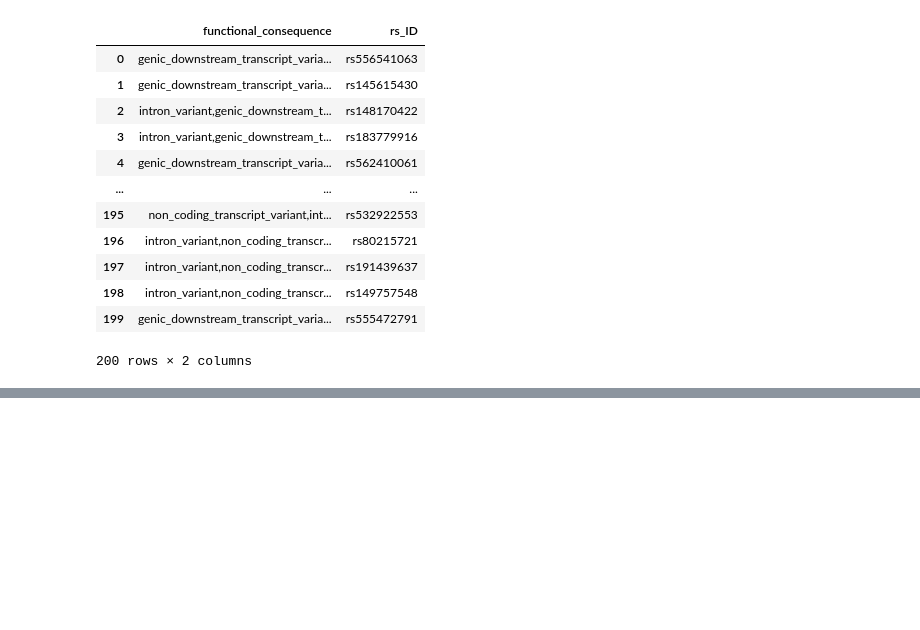
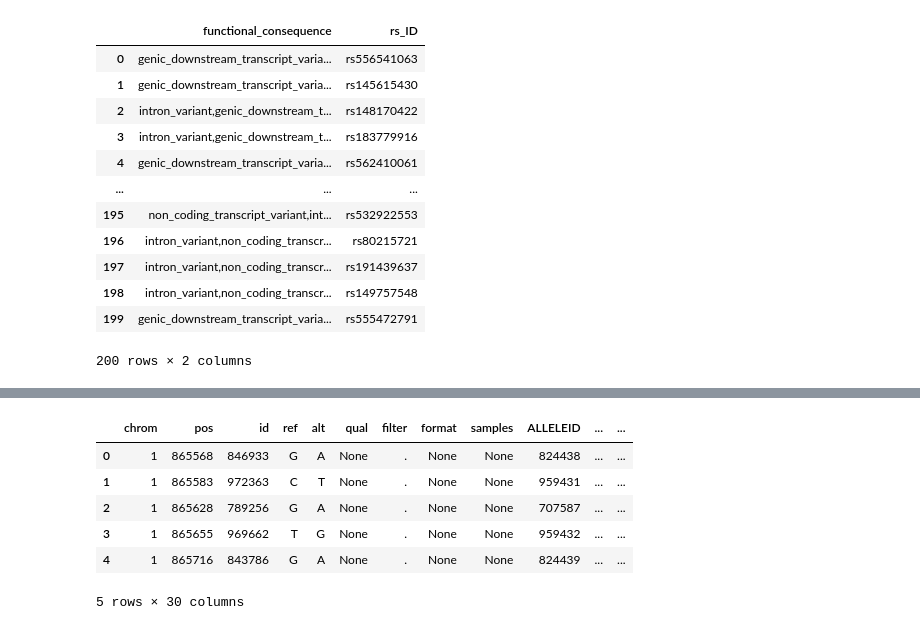
Before and after one commit to numpde/Team03, a Jupyter notebook: project2/solution/idiva/db/database_exploration.ipynb, the cells around one changed output, grey strips where cells are left out. Saved outputs shown, nothing was run; the diff lists cells and outputs as text; code cells hidden in the pictures; blank space fills up the shorter version.

```diff
--- a/project2/solution/idiva/db/database_exploration.ipynb
+++ b/project2/solution/idiva/db/database_exploration.ipynb
@@ -74,0 +70,10 @@ print(len(pdf))
+# %%
+if not clinvar_csv_path.is_file():
+    from idiva.db import clinvar_open
+    from idiva.io import ReadVCF
+    from idiva.db.clinvar import clinvar_to_df
+    with clinvar_open(which='vcf_37') as fd:
+        pdf_clinvar = clinvar_to_df(ReadVCF(fd))
+    pdf_clinvar.to_csv(clinvar_csv_path, index = False)
+else:
+    pdf_clinvar = pd.read_csv(clinvar_csv_path)
@@ -94,0 +190,10 @@ only showing top 10 rows
+# %%
+pdf_clinvar.head()
+# %% [output]
+|  | chrom | pos | id | ref | alt | qual | filter | format | samples | ALLELEID | ... | ... |
+| 0 | 1 | 865568 | 846933 | G | A | None | . | None | None | 824438 | ... | ... |
+| 1 | 1 | 865583 | 972363 | C | T | None | . | None | None | 959431 | ... | ... |
+| 2 | 1 | 865628 | 789256 | G | A | None | . | None | None | 707587 | ... | ... |
+| 3 | 1 | 865655 | 969662 | T | G | None | . | None | None | 959432 | ... | ... |
+| 4 | 1 | 865716 | 843786 | G | A | None | . | None | None | 824439 | ... | ... |
+5 rows × 30 columns
```
Also changed, not shown: parts of 30 cells of this notebook.
